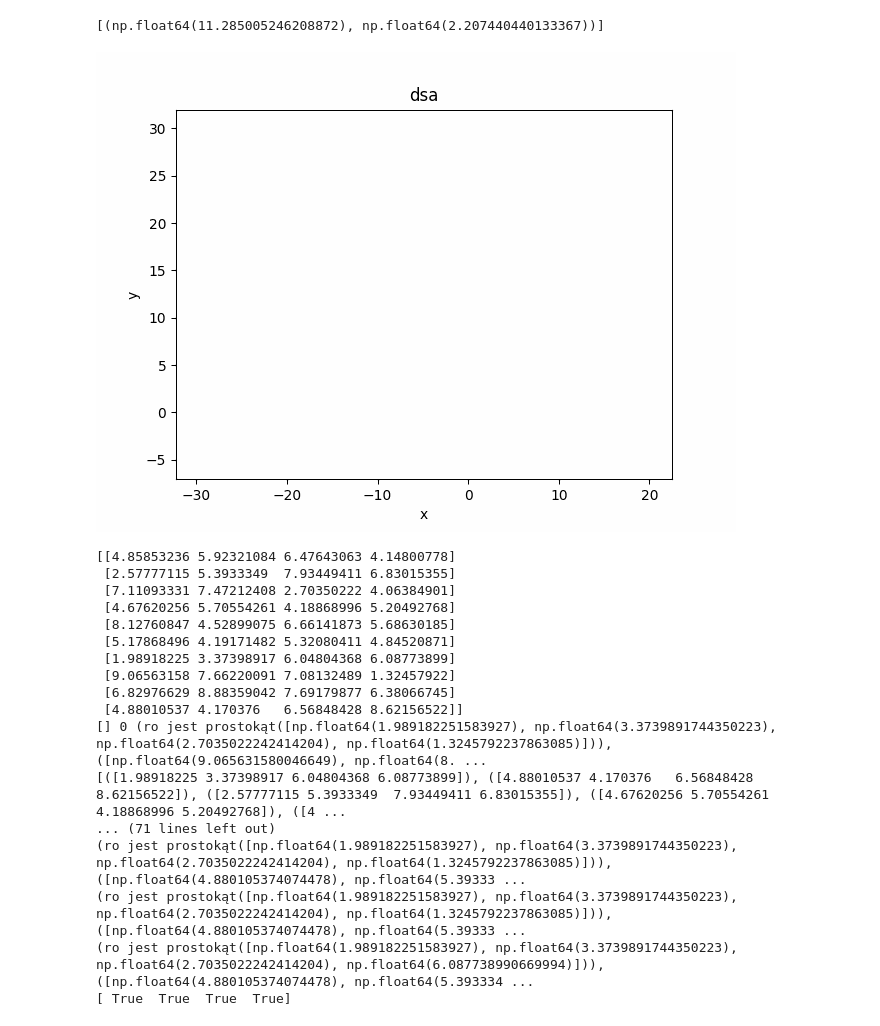
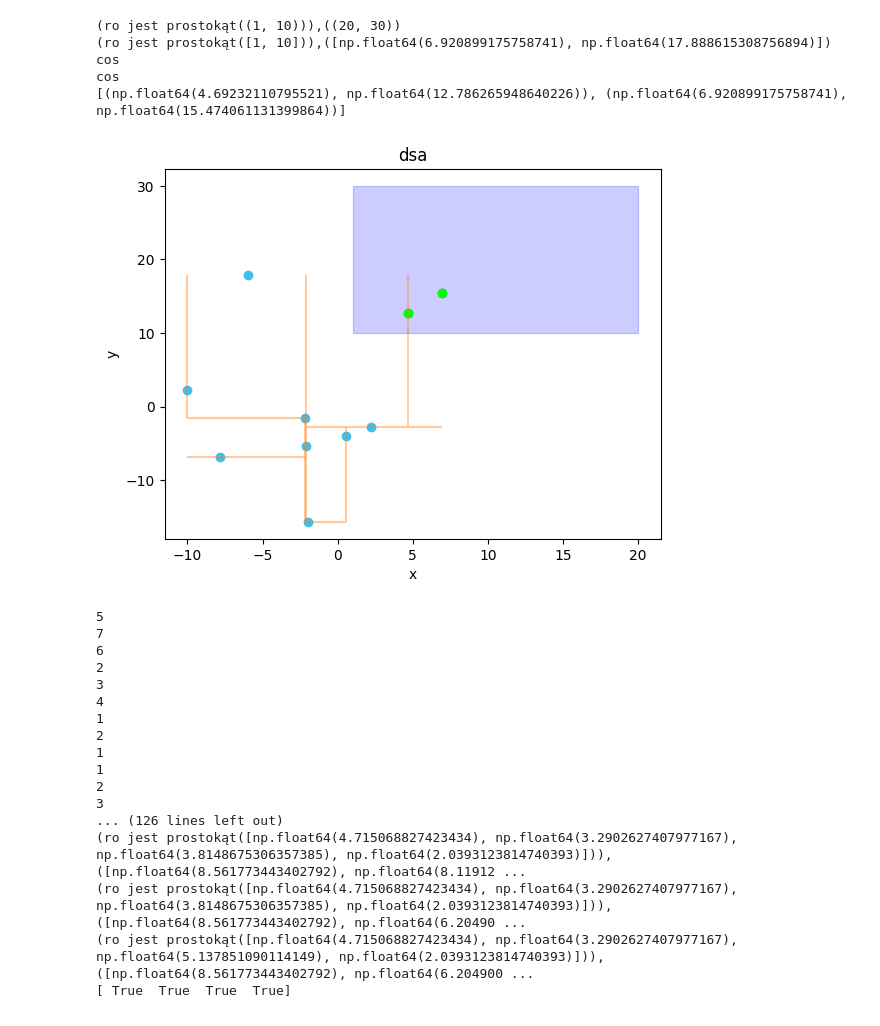
Before and after one commit to FloudMe77/QuadTree_and_KdTree, a Jupyter notebook: code/kd_tree_vis.ipynb, the cells around one changed output. Saved outputs shown, nothing was run; the diff lists cells and outputs as text; code cells hidden in the pictures.

```diff
--- a/code/kd_tree_vis.ipynb
+++ b/code/kd_tree_vis.ipynb
@@ -28,8 +28,8 @@ vis.show()
 # %%
 import kd_tree_vis
-test = [(-5,1.5),(-3,4),(-2.5,1),(-5,7),(-2,6),(5,0),(0,3),(7,1),(2,7),(3,5)]
+test2 = [(-5,1.5),(-3,4),(-2.5,1),(-5,7),(-2,6),(5,0),(0,3),(7,1),(2,7),(3,5)]
 tmp = kd_tree_vis.visualization()
-visual = tmp.give_visualization_of_create(test)
+visual = tmp.give_visualization_of_create(test2)
 visual.add_title("dsa")
-visual.show()
+visual.show_gif()
 # %% [output]
@@ -101,11 +178,17 @@ vis.show()
 # %%
 import kd_tree_vis
-visual = kd_tree_vis.give_visualization(cos,(1,1),(20,10))
+tmp2 = kd_tree_vis.visualization()
+visual = tmp2.give_visualization_of_create(cos)
+visual = tmp2.give_visualization_of_search((1,10),(20,30))
 visual.add_title("dsa")
-visual.show_gif()
+visual.show()
 # %% [output]
-[(np.float64(11.285005246208872), np.float64(2.207440440133367))]
+(ro jest prostokąt((1, 10))),((20, 30))
+(ro jest prostokąt([1, 10])),([np.float64(6.920899175758741), np.float64(17.888615308756894)])
+cos
+cos
+[(np.float64(4.69232110795521), np.float64(12.786265948640226)), (np.float64(6.920899175758741), np.float64(15.474061131399864))]
-[figure, old version]
+[figure, new version]
 # %%
 from kd_tree import KdTree
 testa = test.generate_multidimensional_cluster(5,2,10,4)
@@ -113,25 +196,25 @@ print(testa)
 a = KdTree(testa,4)
 print(a.root.print_tree())
 
-print(a.search_in_recangle(((-3,0,0,0),(10,10,10,10))))
+print(a.find_points_in_region(((-3,0,0,0),(10,10,10,10))))
 for poin in testa:
     print(a.check_contains(poin))
 #chyba działa
 # %% [output]
-[[4.85853236 5.92321084 6.47643063 4.14800778]
- [2.57777115 5.3933349  7.93449411 6.83015355]
- [7.11093331 7.47212408 2.70350222 4.06384901]
- [4.67620256 5.70554261 4.18868996 5.20492768]
- [8.12760847 4.52899075 6.66141873 5.68630185]
- [5.17868496 4.19171482 5.32080411 4.84520871]
- [1.98918225 3.37398917 6.04804368 6.08773899]
- [9.06563158 7.66220091 7.08132489 1.32457922]
- [6.82976629 8.88359042 7.69179877 6.38066745]
- [4.88010537 4.170376   6.56848428 8.62156522]]
-[] 0 (ro jest prostokąt([np.float64(1.989182251583927), np.float64(3.3739891744350223), np.float64(2.7035022242414204), np.float64(1.3245792237863085)])),([np.float64(9.065631580046649), np.float64(8. ...
-[([1.98918225 3.37398917 6.04804368 6.08773899]), ([4.88010537 4.170376   6.56848428 8.62156522]), ([2.57777115 5.3933349  7.93449411 6.83015355]), ([4.67620256 5.70554261 4.18868996 5.20492768]), ([4 ...
-... (71 lines left out)
-(ro jest prostokąt([np.float64(1.989182251583927), np.float64(3.3739891744350223), np.float64(2.7035022242414204), np.float64(1.3245792237863085)])),([np.float64(4.880105374074478), np.float64(5.39333 ...
-(ro jest prostokąt([np.float64(1.989182251583927), np.float64(3.3739891744350223), np.float64(2.7035022242414204), np.float64(1.3245792237863085)])),([np.float64(4.880105374074478), np.float64(5.39333 ...
-(ro jest prostokąt([np.float64(1.989182251583927), np.float64(3.3739891744350223), np.float64(2.7035022242414204), np.float64(6.087738990669994)])),([np.float64(4.880105374074478), np.float64(5.393334 ...
+5
+7
+6
+2
+3
+4
+1
+2
+1
+1
+2
+3
+... (126 lines left out)
+(ro jest prostokąt([np.float64(4.715068827423434), np.float64(3.2902627407977167), np.float64(3.8148675306357385), np.float64(2.0393123814740393)])),([np.float64(8.561773443402792), np.float64(8.11912 ...
+(ro jest prostokąt([np.float64(4.715068827423434), np.float64(3.2902627407977167), np.float64(3.8148675306357385), np.float64(2.0393123814740393)])),([np.float64(8.561773443402792), np.float64(6.20490 ...
+(ro jest prostokąt([np.float64(4.715068827423434), np.float64(3.2902627407977167), np.float64(5.137851090114149), np.float64(2.0393123814740393)])),([np.float64(8.561773443402792), np.float64(6.204900 ...
 [ True  True  True  True]
```
Also changed, not shown: parts of 11 cells of this notebook, 5 other files.
